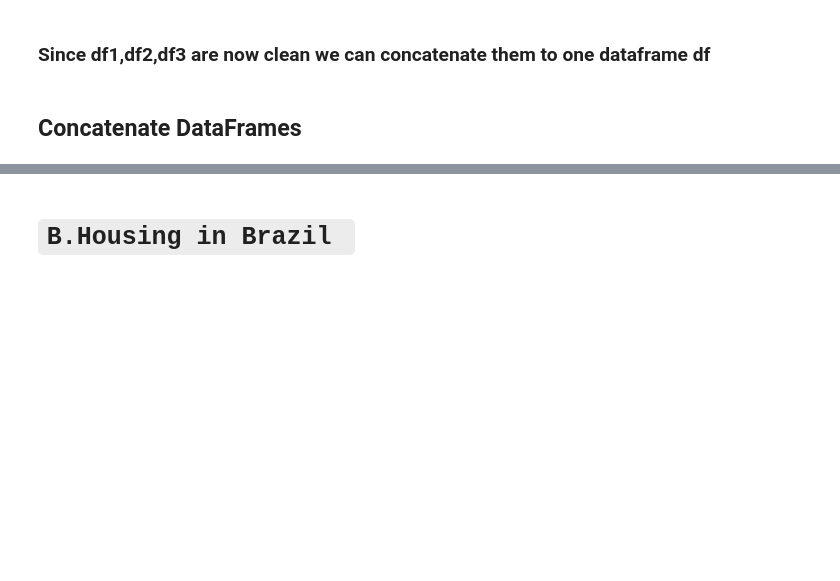
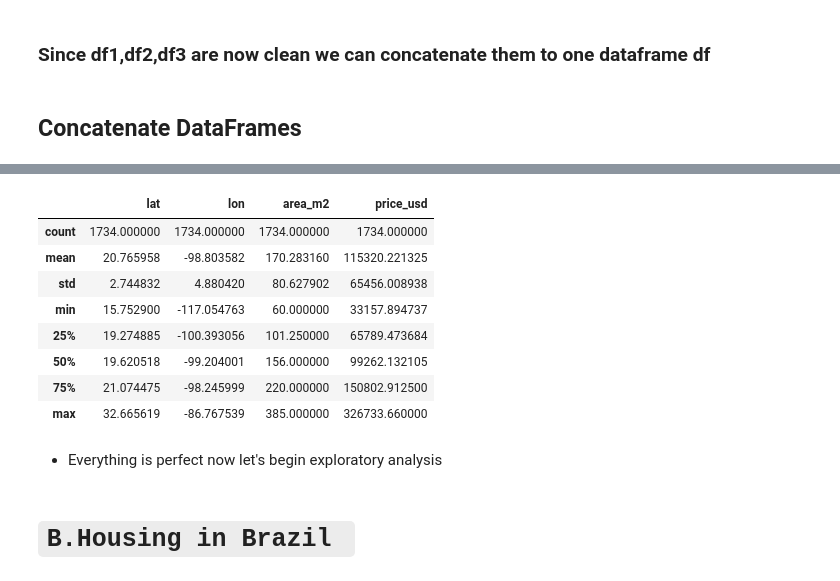
Before and after one commit to Harriet-ngomo/Real-estate-analysis-mexico-brazil, a Jupyter notebook: index.ipynb, the cells around one changed output, grey strips where cells are left out. Saved outputs shown, nothing was run; the diff lists cells and outputs as text; code cells hidden in the pictures; blank space fills up the shorter version.

```diff
--- a/index.ipynb
+++ b/index.ipynb
@@ -352,0 +372,4 @@ df.to_csv("data/mexico-real-estate-clean.csv",index = False)
+# %%
+# Read the clean csv file to into a dataframe
+df = pd.read_csv("data/mexico-real-estate-clean.csv")
+df.head()
@@ -353,3 +404,17 @@ df.to_csv("data/mexico-real-estate-clean.csv",index = False)
+# %%
+df.describe()
+# %% [output]
+|  | lat | lon | area_m2 | price_usd |
+| count | 1734.000000 | 1734.000000 | 1734.000000 | 1734.000000 |
+| mean | 20.765958 | -98.803582 | 170.283160 | 115320.221325 |
+| std | 2.744832 | 4.880420 | 80.627902 | 65456.008938 |
+| min | 15.752900 | -117.054763 | 60.000000 | 33157.894737 |
+| 25% | 19.274885 | -100.393056 | 101.250000 | 65789.473684 |
+| 50% | 19.620518 | -99.204001 | 156.000000 | 99262.132105 |
+| 75% | 21.074475 | -98.245999 | 220.000000 | 150802.912500 |
+| max | 32.665619 | -86.767539 | 385.000000 | 326733.660000 |
+# %% [markdown]
+- Everything is perfect now let's begin exploratory analysis
 # %% [markdown]
 # ``B.Housing in Brazil ``
 # %% [markdown]
```
Also changed, not shown: parts of 9 cells of this notebook, 1 other file.
